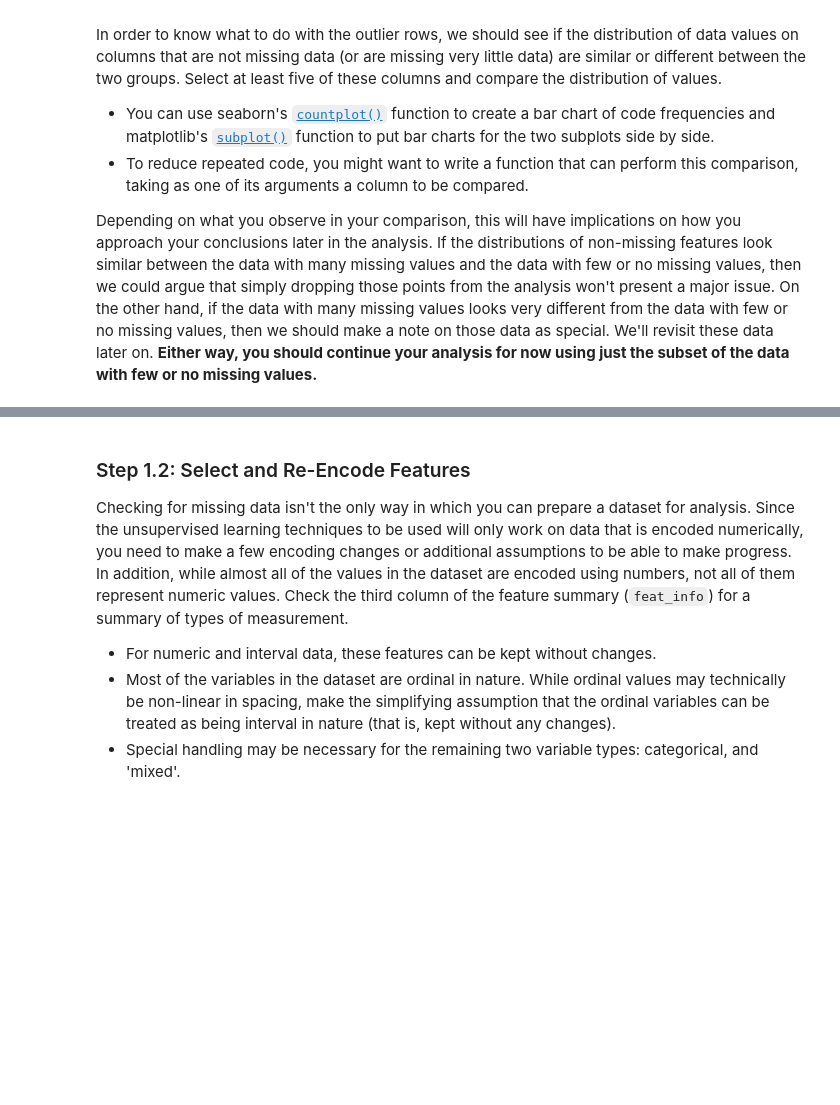
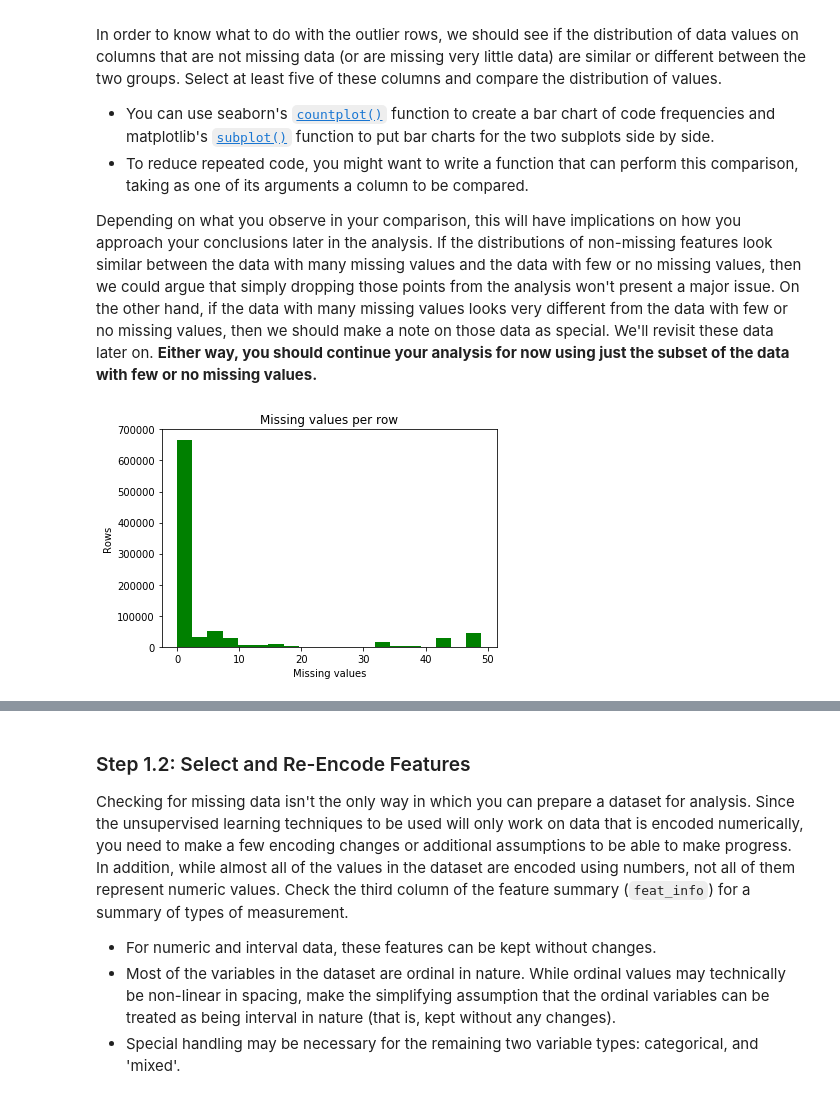
Before and after one commit to brendalf/identify-customer-segments, a Jupyter notebook: Identify_Customer_Segments.ipynb, the cells around one changed output, grey strips where cells are left out. Drawn from its saved outputs; the diff is of its cells as text; code cells hidden in the pictures; blank space fills up the shorter version.

```diff
--- a/Identify_Customer_Segments.ipynb
+++ b/Identify_Customer_Segments.ipynb
@@ -95,3 +118,10 @@ For the remaining features, are there any patterns in which columns have, or sha
 # %%
 # Remove the outlier columns from the dataset. (You'll perform other data
 # engineering tasks such as re-encoding and imputation later.)
+missing_per_column = missing_per_column[missing_per_column > 20]
+drop_columns = missing_per_column.index.tolist()
+
+print(drop_columns)
+
+azdias = azdias.drop(drop_columns, axis=1)
+azdias.head()
@@ -111,6 +154,14 @@ In order to know what to do with the outlier rows, we should see if the distribu
 Depending on what you observe in your comparison, this will have implications on how you approach your conclusions later in the analysis. If the distributions of non-missing features look similar between the data with many missing values and the data with few or no missing values, then we could argue that simply dropping those points from the analysis won't present a major issue. On the other hand, if the data with many missing values looks very different from the data with few or no missing values, then we should make a note on those data as special. We'll revisit these data later on. **Either way, you should continue your analysis for now using just the subset of the data with few or no missing values.**
 # %%
 # How much data is missing in each row of the dataset?
+missing_per_row = azdias.isnull().sum(axis=1)
+plt.hist(missing_per_row, bins=20, facecolor='g')
+plt.ylabel('Rows')
+plt.xlabel('Missing values')
+plt.title('Missing values per row')
+plt.show()
+# %% [output]
+[figure, added]
 # %%
 # Write code to divide the data into two subsets based on the number of missing
 # values in each row.
```
Also changed, not shown: parts of 67 cells of this notebook, 1 other file.
